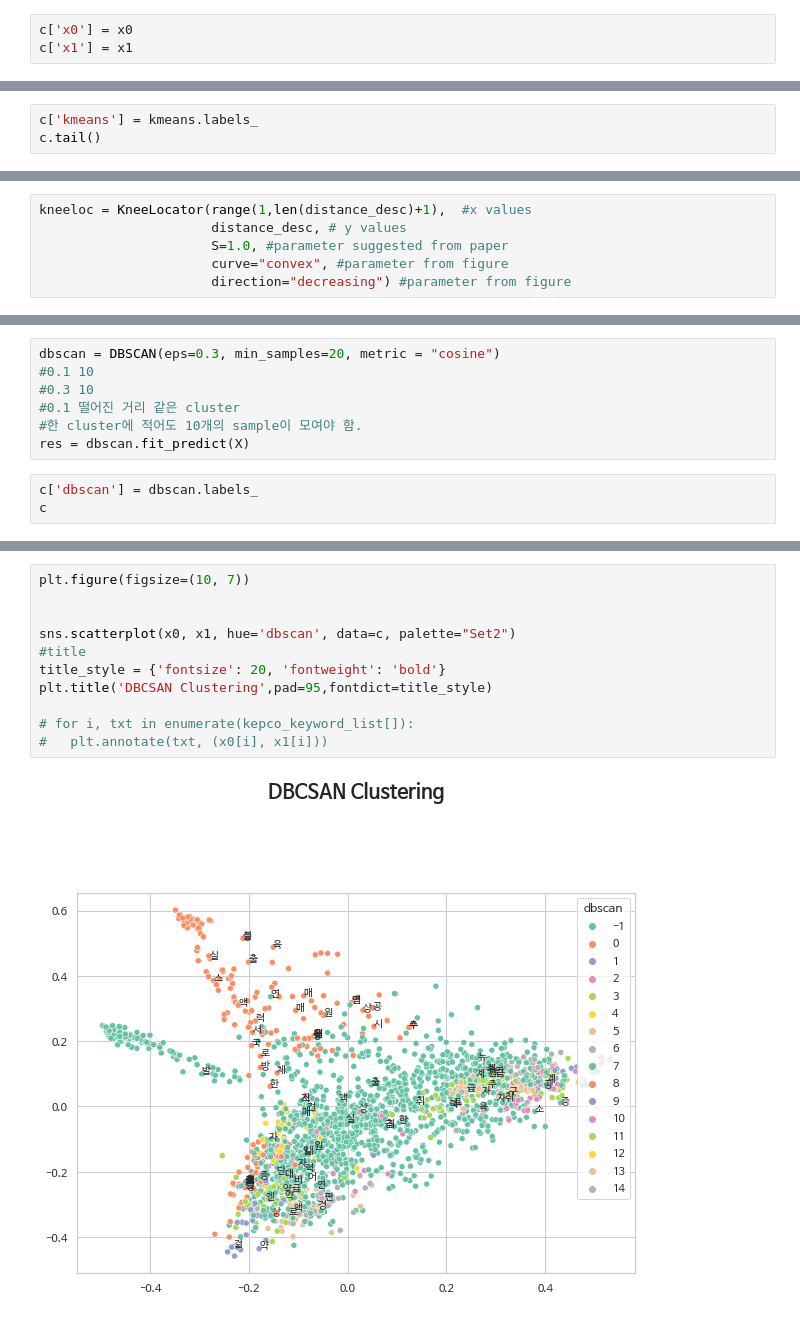
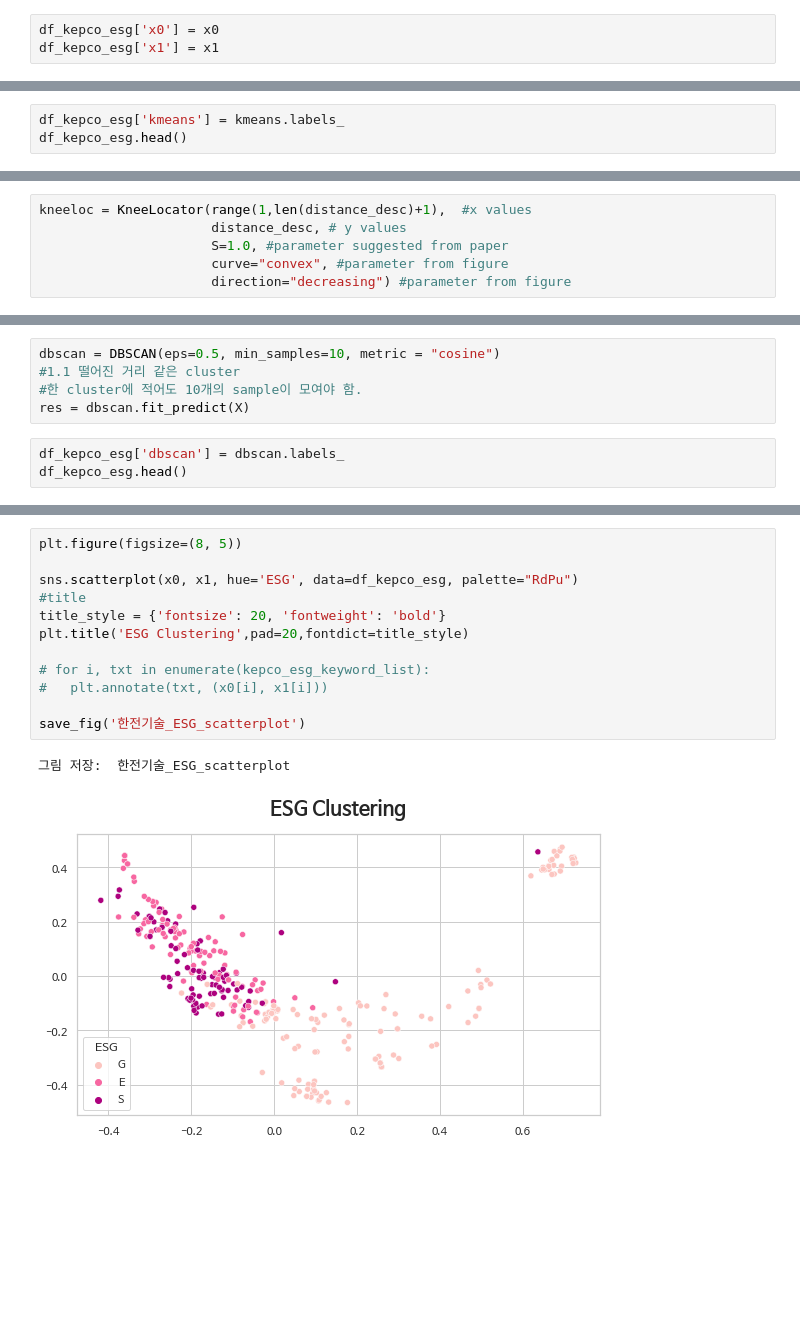
Before and after one commit to kimjuii/LIS3821, a Jupyter notebook: lab/text_mining.ipynb, the cells around one changed output, grey strips where cells are left out. Cells and saved outputs as stored; diff of their text form; blank space fills up the shorter version.

```diff
--- a/lab/text_mining.ipynb
+++ b/lab/text_mining.ipynb
@@ -286,7 +566,7 @@ pca_vectors = pca.fit_transform(X.toarray())
 x0 = pca_vectors[:, 0]
 x1 = pca_vectors[:, 1]
 # %%
-c['x0'] = x0
-c['x1'] = x1
+df_kepco_esg['x0'] = x0
+df_kepco_esg['x1'] = x1
 # %%
 plt.figure(figsize=(10, 5))
@@ -390,6 +670,6 @@ kmeans.fit(X)
 # %% [output]
 KMeans(n_clusters=4, random_state=42)
 # %%
-c['kmeans'] = kmeans.labels_
-c.tail()
+df_kepco_esg['kmeans'] = kmeans.labels_
+df_kepco_esg.head()
 # %% [output]
@@ -548,11 +827,9 @@ kneeloc.knee_y
 # %%
-dbscan = DBSCAN(eps=0.3, min_samples=20, metric = "cosine")
-#0.1 10
-#0.3 10
-#0.1 떨어진 거리 같은 cluster
+dbscan = DBSCAN(eps=0.5, min_samples=10, metric = "cosine")
+#1.1 떨어진 거리 같은 cluster
 #한 cluster에 적어도 10개의 sample이 모여야 함.
 res = dbscan.fit_predict(X)
 # %%
-c['dbscan'] = dbscan.labels_
-c
+df_kepco_esg['dbscan'] = dbscan.labels_
+df_kepco_esg.head()
 # %% [output]
@@ -658,13 +907,15 @@ c.loc[:50]
 # %%
-plt.figure(figsize=(10, 7))
+plt.figure(figsize=(8, 5))
 
-
-sns.scatterplot(x0, x1, hue='dbscan', data=c, palette="Set2")
+sns.scatterplot(x0, x1, hue='ESG', data=df_kepco_esg, palette="RdPu")
 #title
 title_style = {'fontsize': 20, 'fontweight': 'bold'}
-plt.title('DBCSAN Clustering',pad=95,fontdict=title_style)
+plt.title('ESG Clustering',pad=20,fontdict=title_style)
 
-# for i, txt in enumerate(kepco_keyword_list[]):
+# for i, txt in enumerate(kepco_esg_keyword_list):
 #   plt.annotate(txt, (x0[i], x1[i]))
+
+save_fig('한전기술_ESG_scatterplot')
 # %% [output]
+그림 저장:  한전기술_ESG_scatterplot
-[figure, old version]
+[figure, new version]
```
Also changed, not shown: parts of 52 cells of this notebook, 11 other files.
